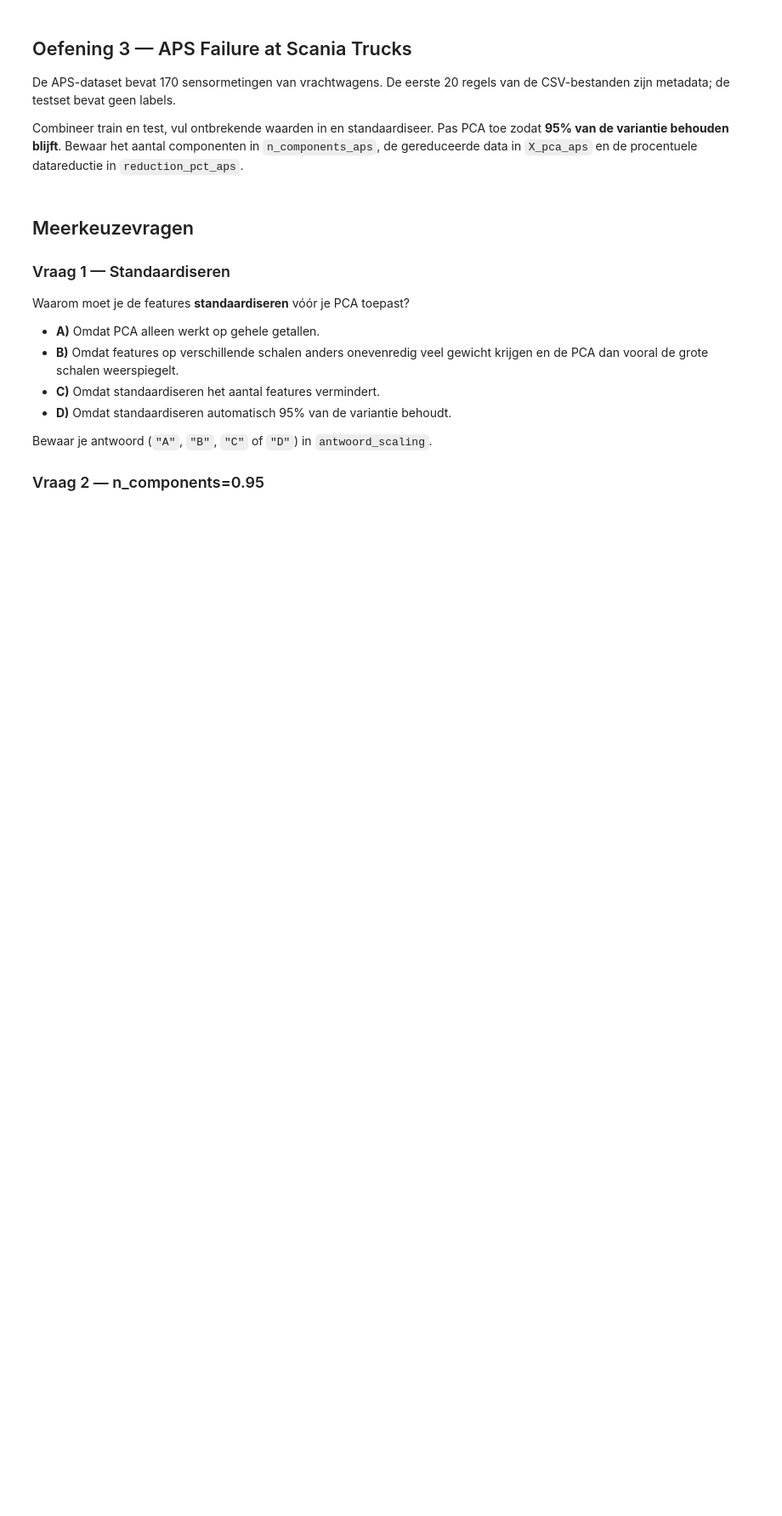
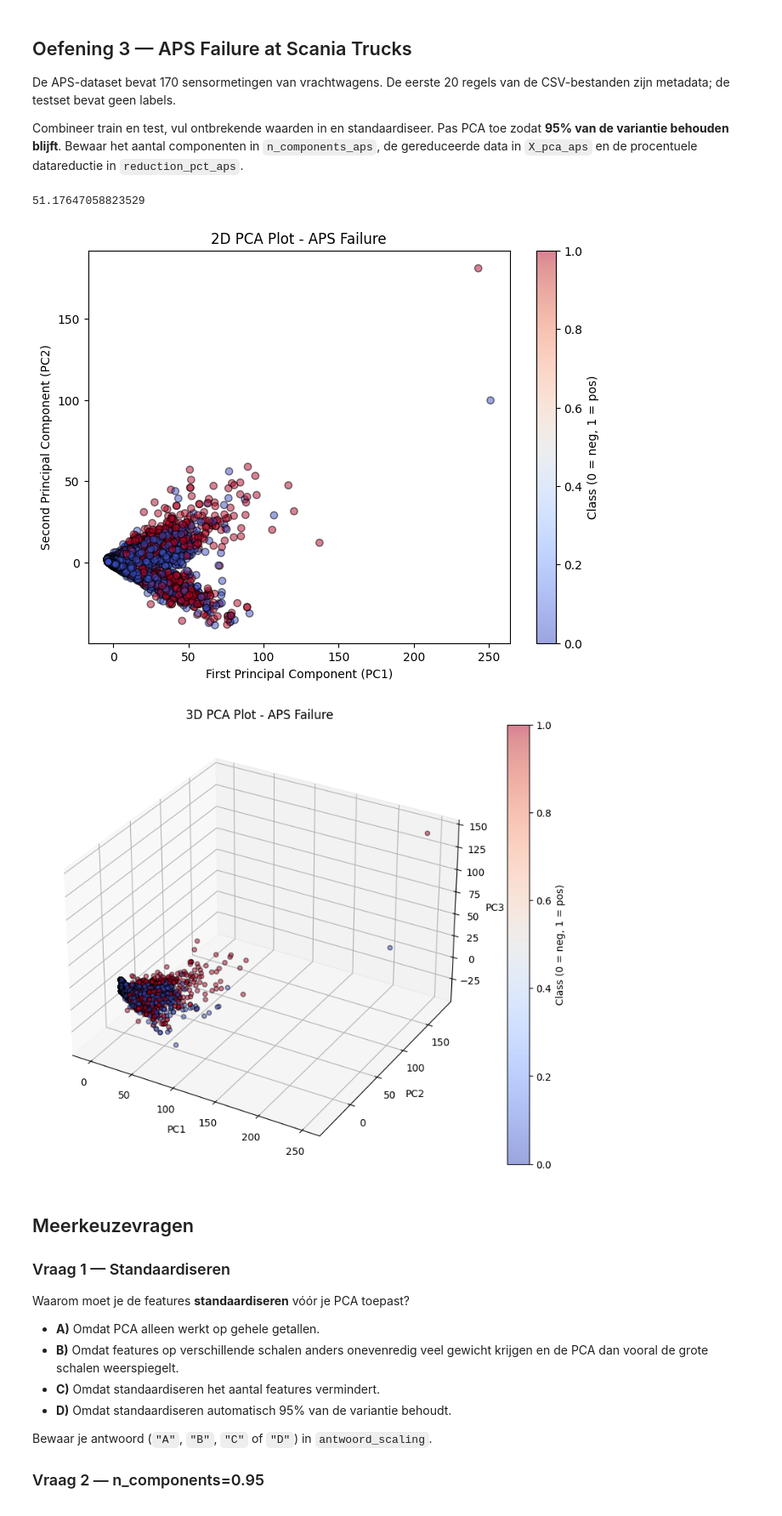
Before and after one commit to tijsleyssens1/ML-Algo-student, a Jupyter notebook: exercises_with_checks/week07/dim_reductie_checkpoint_opgave.ipynb, the cells around one changed output. Shown at 85% size. Cells and saved outputs as stored; diff of their text form; code cells hidden in the pictures; blank space fills up the shorter version.

```diff
--- a/exercises_with_checks/week07/dim_reductie_checkpoint_opgave.ipynb
+++ b/exercises_with_checks/week07/dim_reductie_checkpoint_opgave.ipynb
@@ -132,9 +229,72 @@ X_scaled = scaler.fit_transform(X_all)
 # TODO: pas PCA toe zodat 95% van de variantie behouden blijft.
 # Bewaar het aantal componenten in n_components_aps, de gereduceerde
 # data in X_pca_aps en de procentuele datareductie in reduction_pct_aps.
+pca = PCA(n_components=0.95).fit(X_scaled)
+n_components_aps = len(pca.components_)
+X_pca_aps = pca.transform(X_scaled)
+reduction_pct_aps = (1 - n_components_aps / X_scaled.shape[1]) * 100
+reduction_pct_aps
+# %% [output]
+51.17647058823529
 # %%
 # TODO: maak een 2D- en 3D-plot van de voornaamste PCA-componenten van de
 # trainingrijen van X_scaled (niet gecheckt, maar leerzaam).
+# Targetlabels ophalen uit train (en eventueel test als die er is)
+y_train = train["class"]
+y_test = test["class"] if "class" in test.columns else None
+
+if y_test is not None:
+  y_all = pd.concat([y_train, y_test], ignore_index=True)
+else:
+  y_all = y_train
+
+# Converteer string labels ("neg" / "pos") naar numerieke codes (0 en 1)
+y_numeric = pd.factorize(y_all)[0]
+
+# --- 2D PCA Plot ---
+pca_2d = PCA(n_components=2)
+X_pca_2d = pca_2d.fit_transform(X_scaled)
+
+plt.figure(figsize=(8, 6))
+scatter_2d = plt.scatter(
+    X_pca_2d[:, 0],
+    X_pca_2d[:, 1],
+    c=y_numeric,
+    cmap="coolwarm",
+    edgecolor="k",
+    alpha=0.5,
+)
+plt.xlabel("First Principal Component (PC1)")
+plt.ylabel("Second Principal Component (PC2)")
+plt.title("2D PCA Plot - APS Failure")
+plt.colorbar(scatter_2d, label="Class (0 = neg, 1 = pos)")
+plt.show()
+
+# --- 3D PCA Plot ---
+pca_3d = PCA(n_components=3)
+X_pca_3d = pca_3d.fit_transform(X_scaled)
+
+fig = plt.figure(figsize=(10, 8))
+ax = fig.add_subplot(projection="3d")
+scatter_3d = ax.scatter(
+    X_pca_3d[:, 0],
+    X_pca_3d[:, 1],
+    X_pca_3d[:, 2],
+    c=y_numeric,
+    cmap="coolwarm",
+    edgecolor="k",
+    alpha=0.5,
+)
+
+ax.set_xlabel("PC1")
+ax.set_ylabel("PC2")
+ax.set_zlabel("PC3")
+ax.set_title("3D PCA Plot - APS Failure")
+fig.colorbar(scatter_3d, label="Class (0 = neg, 1 = pos)")
+plt.show()
+# %% [output]
+[figure, added]
+[figure, added]
 # %% [markdown]
 ## Meerkeuzevragen
 
```
Also changed, not shown: parts of 5 cells of this notebook.
